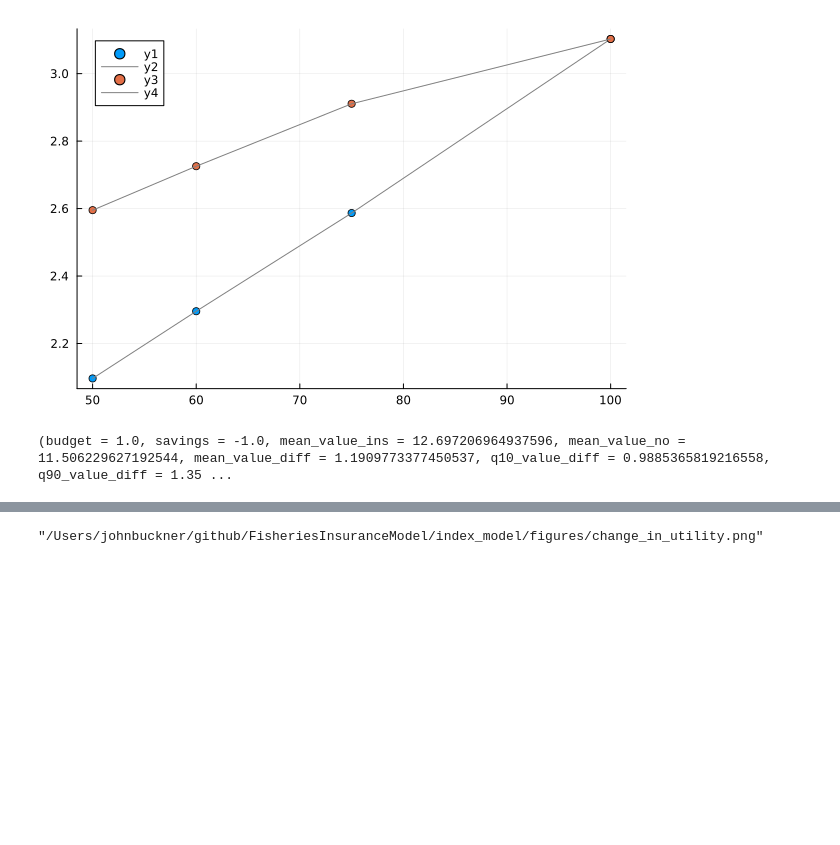
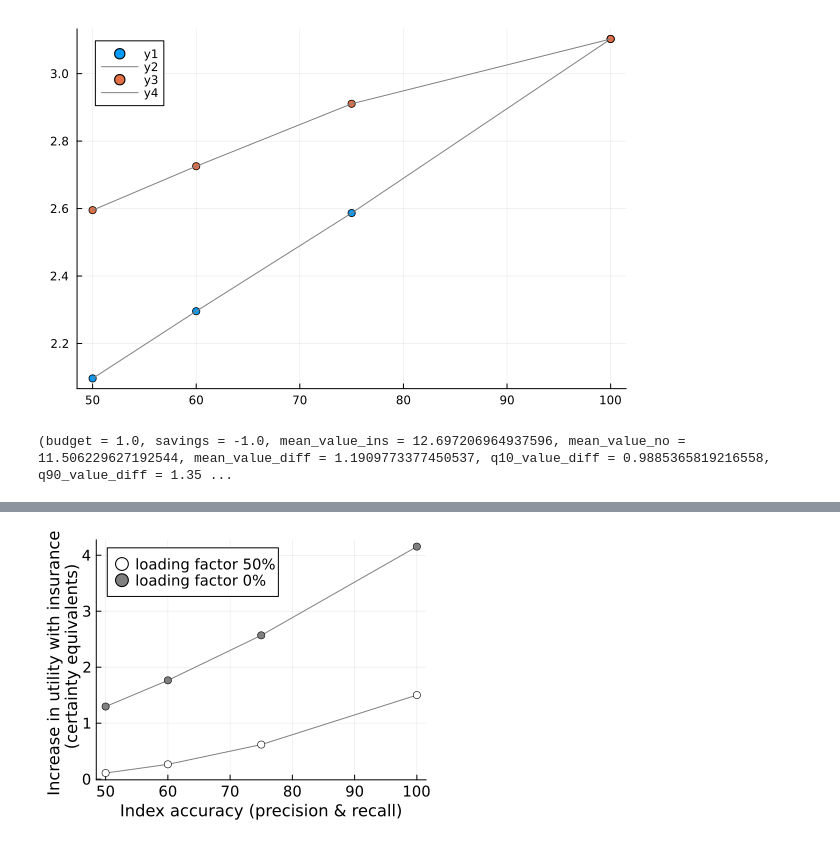
Before and after one commit to Jack-H-Buckner/FisheriesInsuranceModel, a Jupyter notebook: index_model/analysis.ipynb, the cells around one changed output, grey strips where cells are left out. Saved outputs shown, nothing was run; the diff lists cells and outputs as text; code cells hidden in the pictures; blank space fills up the shorter version.

```diff
--- a/index_model/analysis.ipynb
+++ b/index_model/analysis.ipynb
@@ -172,12 +171,13 @@ WARNING: both Distributions and Interpolations export "scale"; uses of it in mod
 # %%
-Plots.plot(pr_cv50,value_diff_cv50, color = "grey", label = "")
-Plots.plot!(pr, value_diff, color = "grey", label = "")
+plt = Plots.plot(pr_cv50,value_diff_cv50, color = "grey", label = "")
+Plots.plot!(pr[1:4], value_diff[1:4], color = "grey", label = "")
 Plots.scatter!(pr_cv50,value_diff_cv50, color = "white", label = "loading factor 50%")
-Plots.scatter!(pr,value_diff, color = "grey", label = "loading factor 0%")
+Plots.scatter!(pr[1:4],value_diff[1:4], color = "grey", label = "loading factor 0%")
 Plots.plot!(xlab = "Index accuracy (precision & recall)",
             ylab = "Increase in utility with insurance \n (certainty equivalents)",
             size = (400,300), legendfontsize = 10,
             tickfontsize = 10)
 savefig("figures/change_in_utility.png")
+plt
 # %% [output]
-"/Users/johnbuckner/github/FisheriesInsuranceModel/index_model/figures/change_in_utility.png"
+[figure, added]
```
Also changed, not shown: parts of 5 cells of this notebook, 16 other files.
